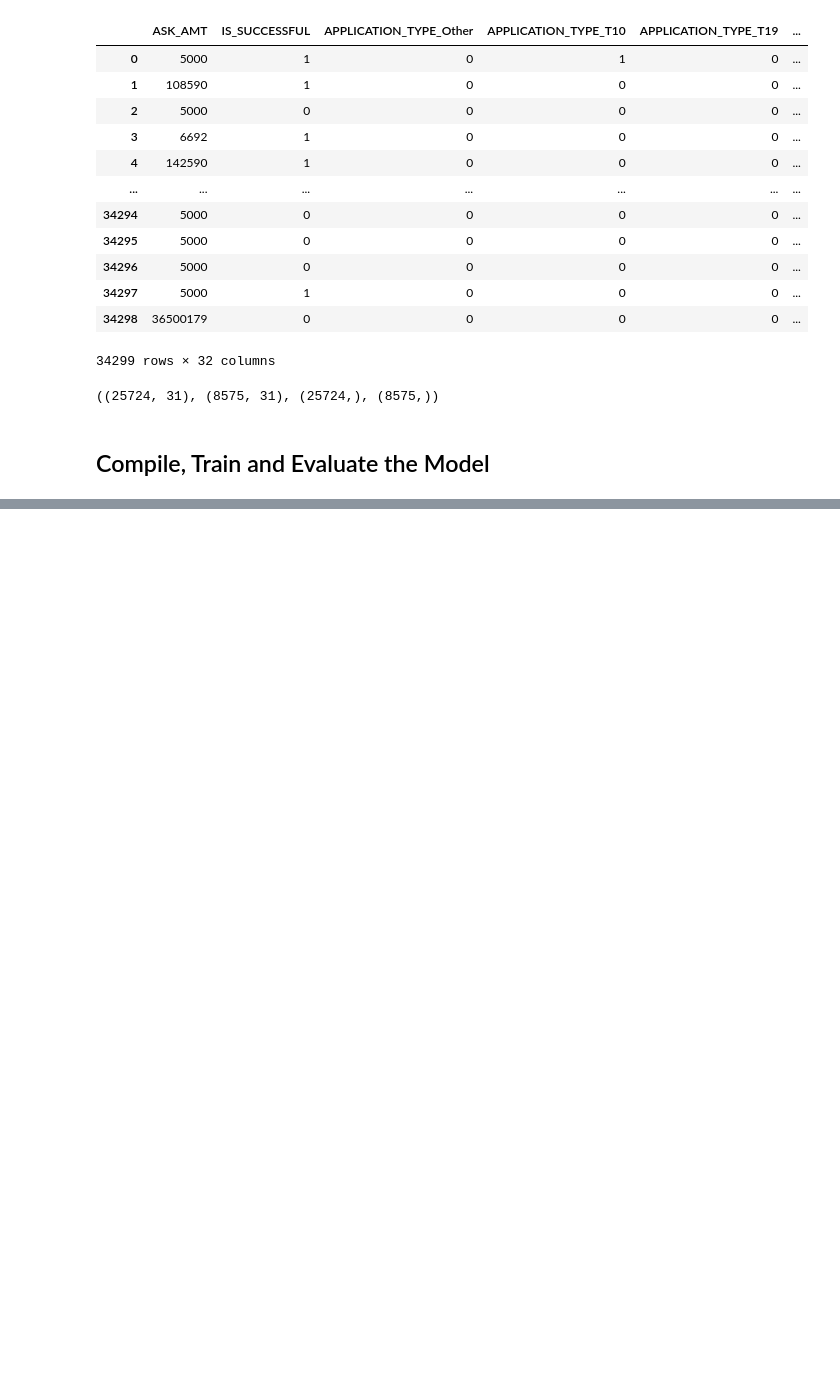
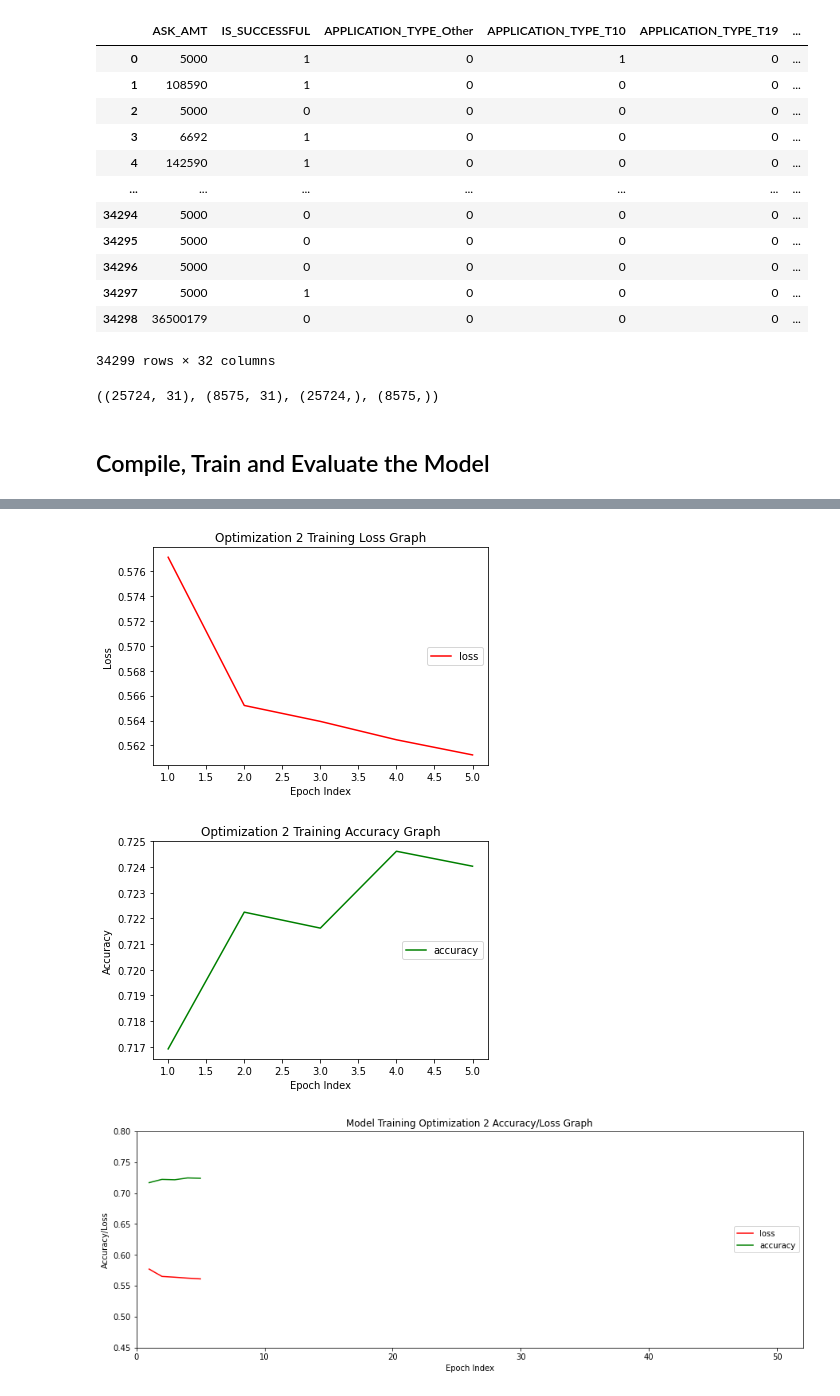
Before and after one commit to skesamsetty/Deep-Learning-Challenge, a Jupyter notebook: Code/AlphabetSoupCharity-OptimizationAttempt2.ipynb, the cells around one changed output, grey strips where cells are left out. Cells and saved outputs as stored; diff of their text form; code cells hidden in the pictures; blank space fills up the shorter version.

```diff
--- a/Code/AlphabetSoupCharity-OptimizationAttempt2.ipynb
+++ b/Code/AlphabetSoupCharity-OptimizationAttempt2.ipynb
@@ -246,6 +248,2 @@ Trainable params: 23,621
 Non-trainable params: 0
 _________________________________________________________________
-# %%
-# Compile the model
-nn_model.compile(loss="binary_crossentropy", optimizer="adam", metrics=["accuracy"])
-nn_model
@@ -253,0 +250,11 @@ nn_model
+# %%
+# Compile the model
+# nn_model.compile(loss="binary_crossentropy", optimizer="adam", metrics=["accuracy"])
+
+# Tried other loss and optimizers and the model performance deteriorated
+
+nn_model.compile(loss = 'mean_squared_error', optimizer = 'sgd', metrics=["accuracy"])
+# nn_model.compile(loss = 'categorical_crossentropy', optimizer = 'sgd', metrics=["accuracy"])
+# nn_model.compile(loss = 'categorical_crossentropy', optimizer = 'RMSprop', metrics=["accuracy"])
+
+nn_model
@@ -254,5 +263,5 @@ nn_model
 # %%
 # Train the model
 
-fit_model = nn_model.fit(X_train_scaled, y_train, epochs=50, verbose = 1)
+fit_model = nn_model.fit(X_train_scaled, y_train, epochs=5, verbose = 1)
 # %% [output]
@@ -286,3 +288,39 @@ Loss: 0.5534139275550842, Accuracy: 0.736093282699585
 nn_model.save('../HDF5_Files/AlphabetSoupCharity-OptimizationAttempt2.h5')
 # %%
 # pip install pyyaml h5py
+# %%
+history_df = pd.DataFrame(fit_model.history)
+
+history_df.index += 1
+
+history_df.plot(y='loss', color = 'red')
+plt.xlabel('Epoch Index')
+plt.ylabel('Loss')
+plt.title('Optimization 2 Training Loss Graph')
+plt.legend (loc = 'center right')
+plt.savefig("../Images/Optimization2_Model_Loss.png")
+
+
+history_df.plot(y='accuracy', color = 'green')
+plt.xlabel('Epoch Index')
+plt.ylabel('Accuracy')
+plt.title('Optimization 2 Training Accuracy Graph')
+plt.legend (loc = 'center right')
+plt.savefig("../Images/Optimization2_Model_Accuracy.png")
+
+
+plt.figure(figsize = (15,5))
+plt.plot(history_df['loss'], color='red', label='loss', )
+plt.plot(history_df['accuracy'], color='green', label='accuracy')
+plt.xlim([0, 52])
+plt.ylim([0.45, 0.8])
+plt.xlabel('Epoch Index')
+plt.ylabel('Accuracy/Loss')
+plt.title('Model Training Optimization 2 Accuracy/Loss Graph')
+plt.legend(loc = 'center right')
+plt.savefig("../Images/Optimization2_ModelAccuracy_Loss.png")
+plt.show()
+# %% [output]
+[figure, added]
+[figure, added]
+[figure, added]
```
Also changed, not shown: parts of 6 cells of this notebook, 18 other files.
